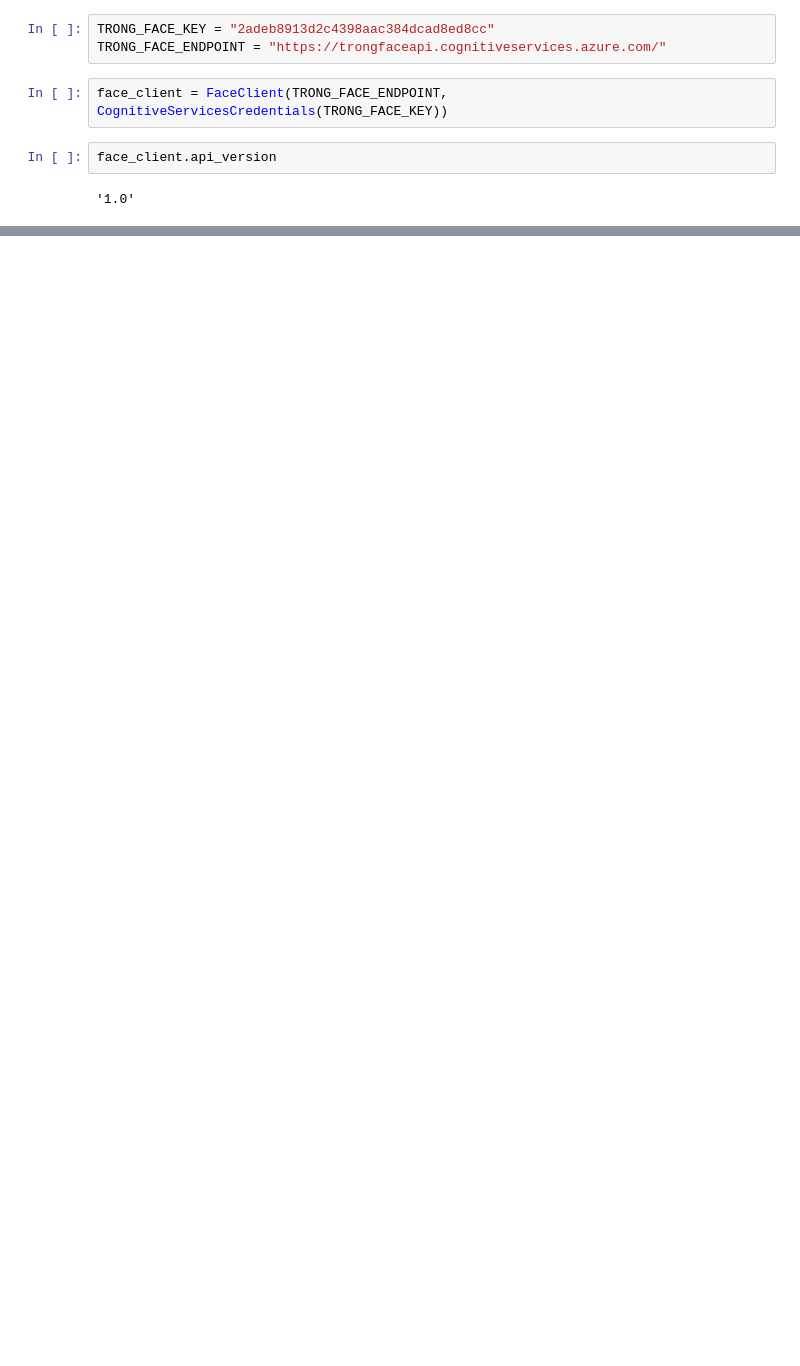
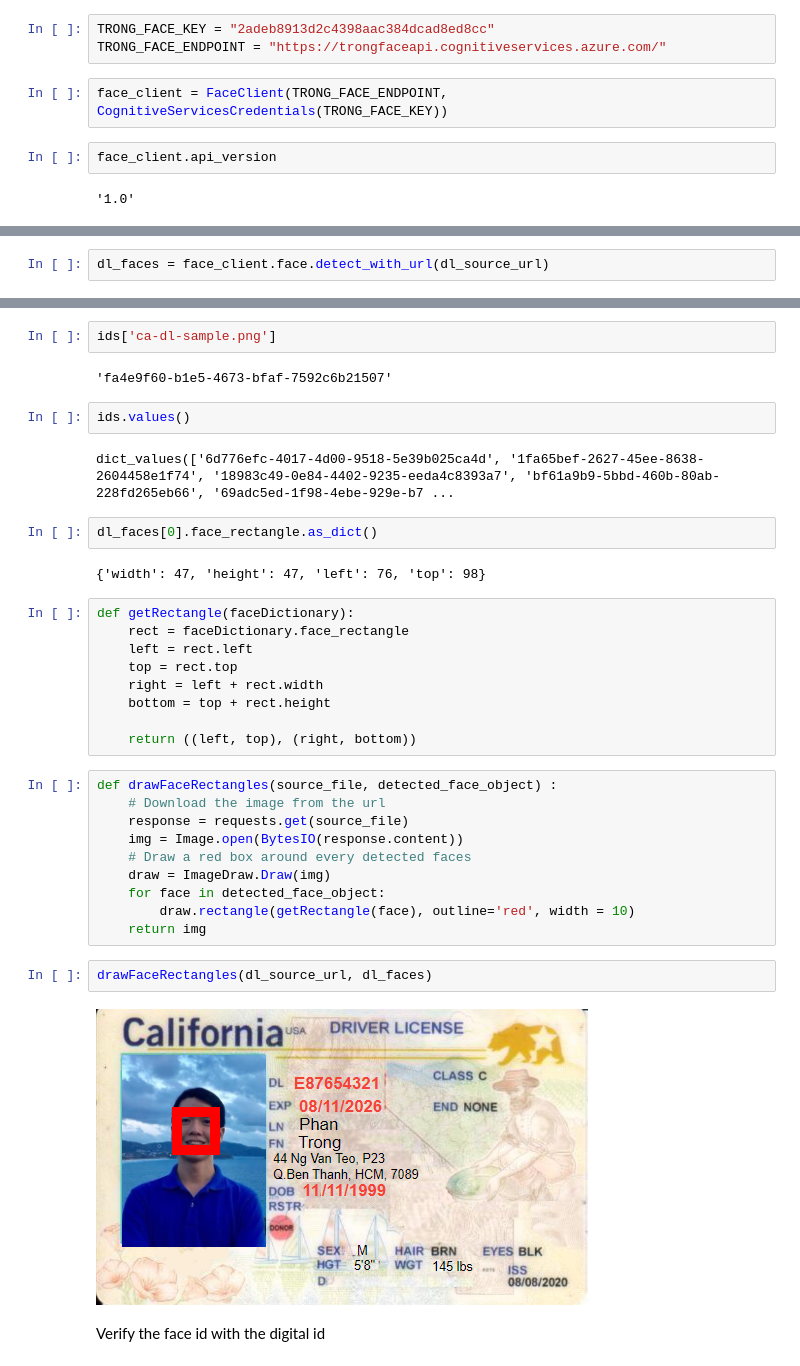
Before and after one commit to trongvanphan/Automated-Passenger-Boarding-Kiosk, a Jupyter notebook: Step 3 - Face Data Extraction/Extract Face from Video.ipynb, the cells around one changed output, grey strips where cells are left out. Cells and saved outputs as stored; diff of their text form; blank space fills up the shorter version.

```diff
--- a/Step 3 - Face Data Extraction/Extract Face from Video.ipynb
+++ b/Step 3 - Face Data Extraction/Extract Face from Video.ipynb
@@ -217,0 +298,2 @@ SystemExit: Training the person group has failed.
+# %%
+dl_faces = face_client.face.detect_with_url(dl_source_url)
@@ -217,0 +327,37 @@ SystemExit: Training the person group has failed.
+# %%
+ids['ca-dl-sample.png']
+# %% [output]
+'fa4e9f60-b1e5-4673-bfaf-7592c6b21507'
+# %%
+ids.values()
+# %% [output]
+dict_values(['6d776efc-4017-4d00-9518-5e39b025ca4d', '1fa65bef-2627-45ee-8638-2604458e1f74', '18983c49-0e84-4402-9235-eeda4c8393a7', 'bf61a9b9-5bbd-460b-80ab-228fd265eb66', '69adc5ed-1f98-4ebe-929e-b7 ...
+# %%
+dl_faces[0].face_rectangle.as_dict()
+# %% [output]
+{'width': 47, 'height': 47, 'left': 76, 'top': 98}
+# %%
+def getRectangle(faceDictionary):
+    rect = faceDictionary.face_rectangle
+    left = rect.left
+    top = rect.top
+    right = left + rect.width
+    bottom = top + rect.height
+
+    return ((left, top), (right, bottom))
+# %%
+def drawFaceRectangles(source_file, detected_face_object) :
+    # Download the image from the url
+    response = requests.get(source_file)
+    img = Image.open(BytesIO(response.content))
+    # Draw a red box around every detected faces
+    draw = ImageDraw.Draw(img)
+    for face in detected_face_object:
+        draw.rectangle(getRectangle(face), outline='red', width = 10)
+    return img
+# %%
+drawFaceRectangles(dl_source_url, dl_faces)
+# %% [output]
+[figure, added]
+# %% [markdown]
+Verify the face id with the digital id
```
Also changed, not shown: parts of 23 cells of this notebook.
